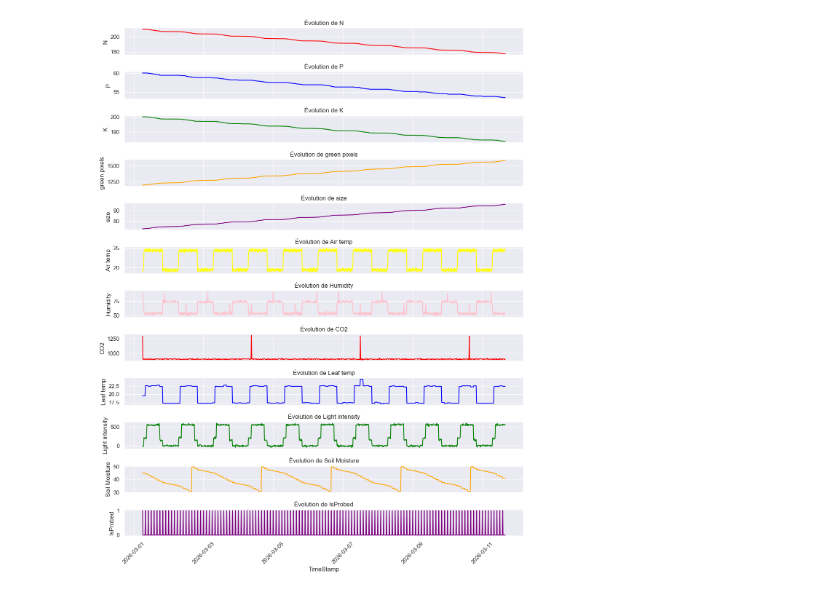
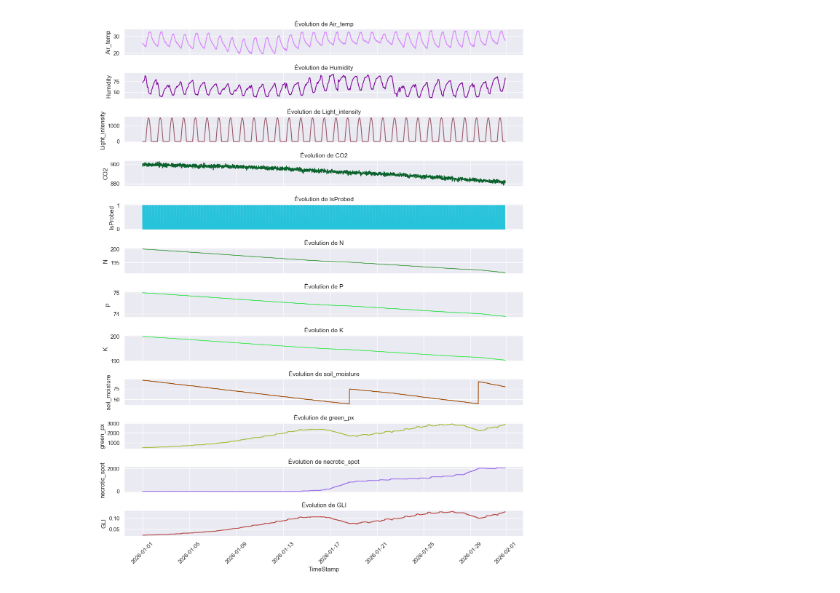
Before and after one commit to Tenko2nd/SmartFarm, a Jupyter notebook: CSVVisualization.ipynb, the cells around one changed output. Cells and saved outputs as stored; diff of their text form; code cells hidden in the pictures.

Commit message:
First simulation of data effective
the data firstly generated for 1 month are looking good, it would need to be adding reffilling of CO2, NPK, etc

```diff
--- a/CSVVisualization.ipynb
+++ b/CSVVisualization.ipynb
@@ -4,9 +4,10 @@ import matplotlib.pyplot as plt
 import seaborn as sns
 import plotly.express as px
 from IPython.display import display
+import numpy as np
 
 # 1. Charger les données
-df = pd.read_csv('final_smart_farm_dataset.csv')
+df = pd.read_csv('Simulated_dataset.csv')
 
 # 2. Convertir le Timestamp en objet datetime
 df['TimeStamp'] = pd.to_datetime(df['TimeStamp'])
@@ -20,7 +21,7 @@ df = df.loc[df['Coordinates'] == '[0, 1]']
 # Pour le Deep Learning et la visualisation, l'interpolation linéaire
 # est souvent la meilleure méthode pour les capteurs
 df_clean = df.copy()
-numeric_cols = ['N','P','K','green pixels','size','Air temp','Humidity','CO2','Leaf temp','Light intensity','Soil Moisture','IsProbed']
+numeric_cols = ["Air_temp","Humidity","Light_intensity","CO2","IsProbed","N","P","K","soil_moisture","green_px","necrotic_spot","GLI"]
 df_clean[numeric_cols] = df_clean[numeric_cols].interpolate(method='linear')
 
 # Afficher les premières lignes
@@ -31,21 +38,22 @@ KeyError: "['N', 'P', 'K', 'green pixels', 'size', 'Air temp', 'Leaf temp', 'Lig
 # %%
+import random
+
 # Configuration du style
 sns.set(style="darkgrid")
 fig, axes = plt.subplots(nrows=12, ncols=1, figsize=(12, 15), sharex=True)
 
-variables = ['N','P','K','green pixels','size','Air temp','Humidity','CO2','Leaf temp','Light intensity','Soil Moisture','IsProbed']
-colors = ['red', 'blue', 'green', 'orange', 'purple','yellow','pink','red', 'blue', 'green', 'orange', 'purple']
+variables = numeric_cols
 
 for i, var in enumerate(variables):
-    sns.lineplot(data=df_clean, x='TimeStamp', y=var, ax=axes[i], color=colors[i])
+    sns.lineplot(data=df_clean, x='TimeStamp', y=var, ax=axes[i], color="#{:06x}".format(random.randint(0, 0xFFFFFF)))
     axes[i].set_title(f'Évolution de {var}', fontsize=12)
     axes[i].set_ylabel(var)
 
 plt.tight_layout()
 plt.xticks(rotation=45)
 plt.show()
 # %% [output]
-[figure, old version]
+[figure, new version]
 # %%
 # Transformation des données pour Plotly (format long)
 df_melted = df_clean.melt(id_vars=['TimeStamp'], value_vars=variables,
```
Also changed, not shown: parts of 1 cell of this notebook, 1 other file.
